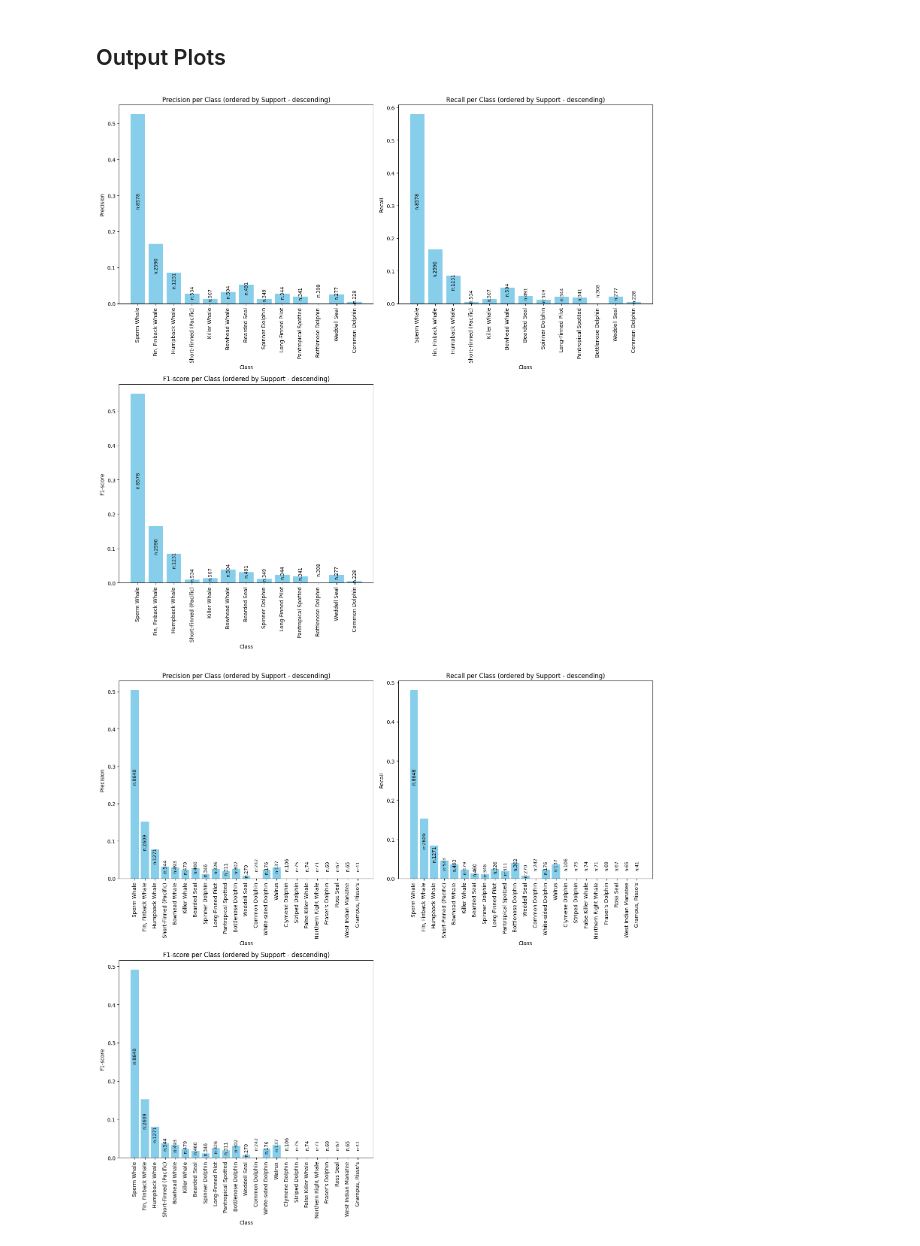
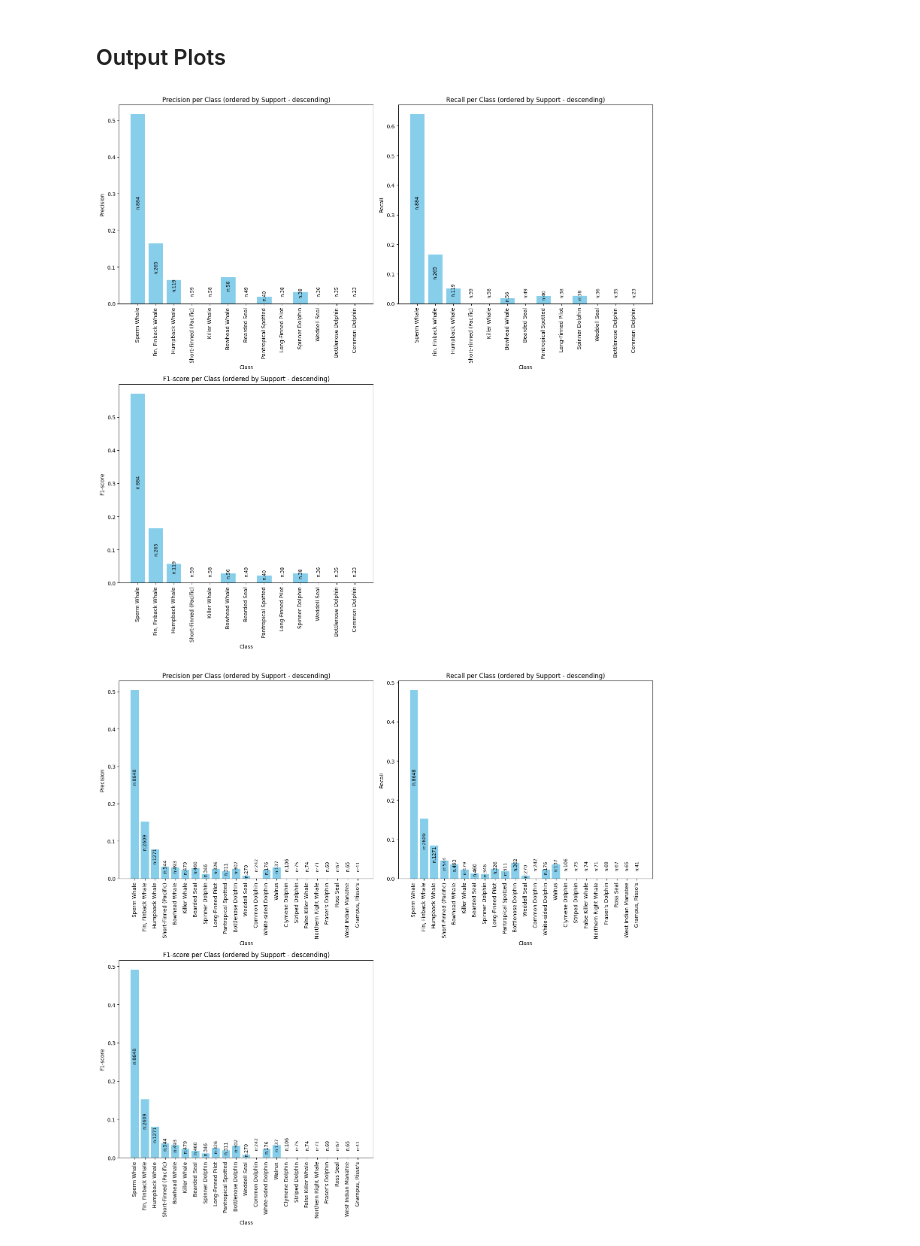
Before and after one commit to VerzaElisa/FewShotLearning, a Jupyter notebook: CNN - main.ipynb, the cells around one changed output. Drawn from its saved outputs; the diff is of its cells as text; code cells hidden in the pictures.

```diff
--- a/CNN - main.ipynb
+++ b/CNN - main.ipynb
@@ -218,11 +251,11 @@ process_metrics(n_classes_plus_rem, curr_training_date)
 # %%
-curr_metrics_date = '11-09_merged_metrics'
+curr_metrics_date = '15-09_merged_metrics'
 classes_df = pd.read_csv(os.path.join(MODELS_METRICS_DIR, curr_metrics_date, f'{n_classes_1000}_merged_metrics.csv'))
 classes_df_sorted = classes_df.sort_values(by='support', ascending=False)
 fig = metrics_plot_builder(classes_df_sorted)
 plt.show()
 # %% [output]
-[figure, old version]
+[figure, new version]
 # %%
 curr_metrics_date = '11-09_merged_metrics'
 classes_df = pd.read_csv(os.path.join(MODELS_METRICS_DIR, curr_metrics_date, f'{n_classes_plus_10}_merged_metrics.csv'))
```
Also changed, not shown: parts of 8 cells of this notebook, 4 other files.
